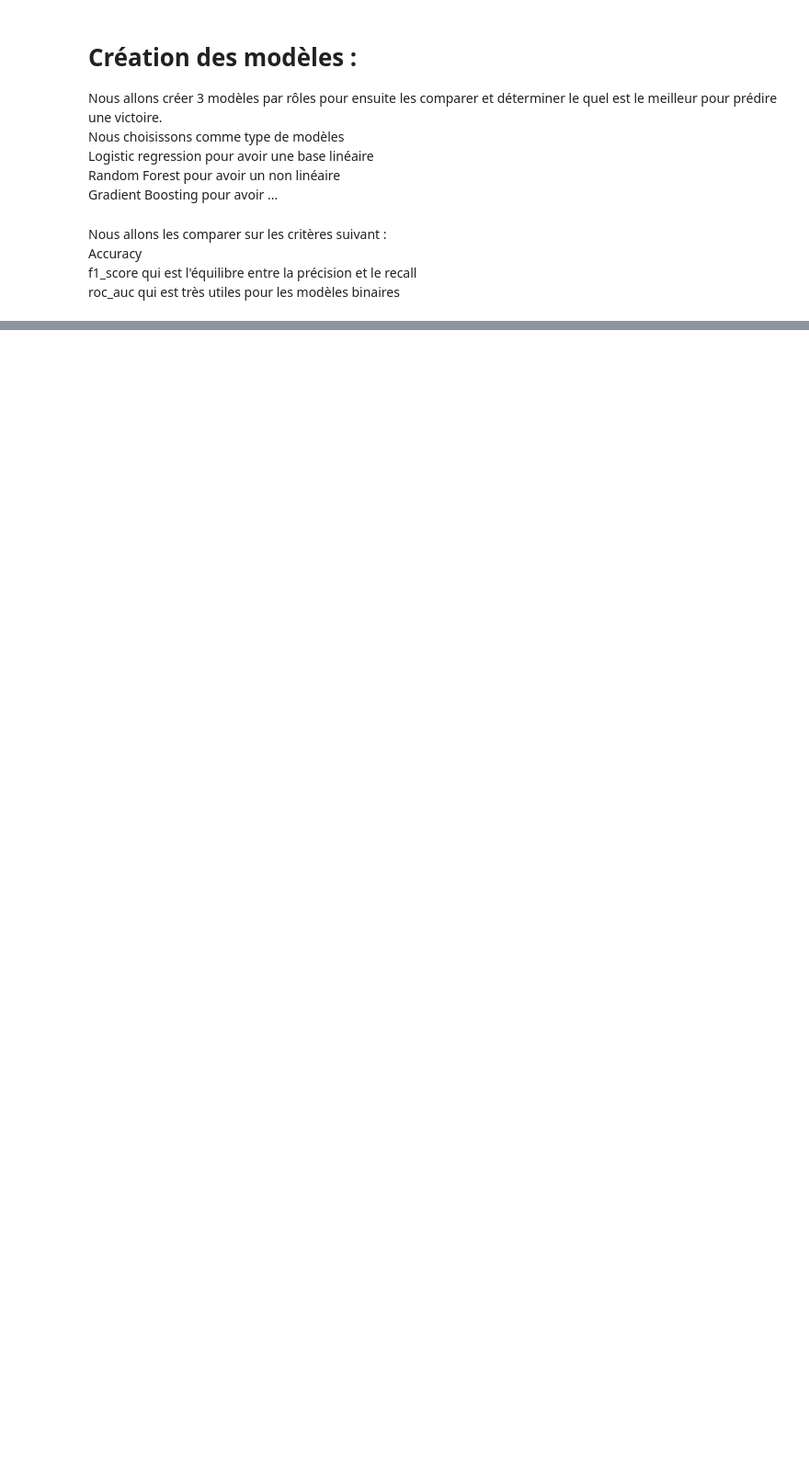
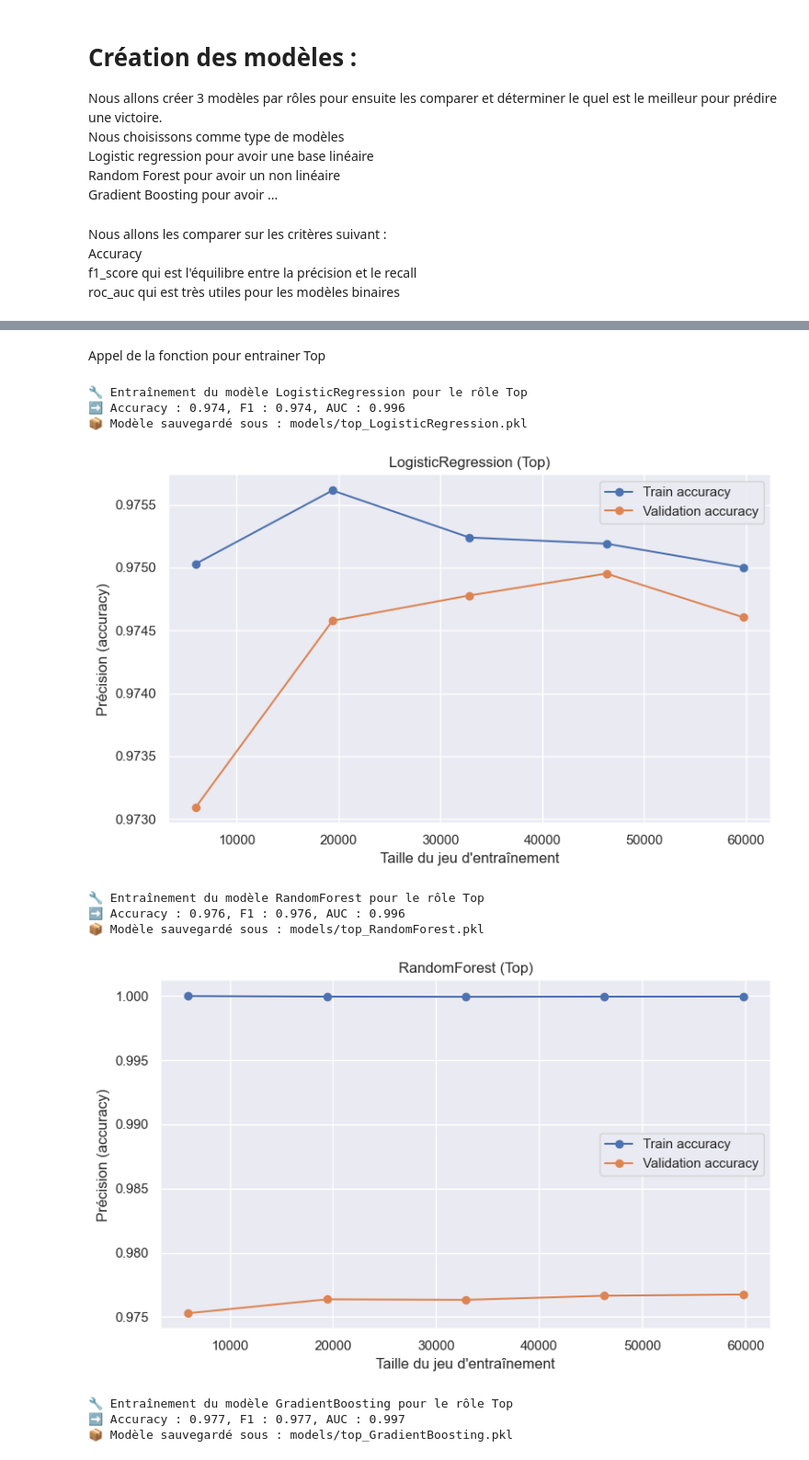
Before and after one commit to TimCout/AI_Project, a Jupyter notebook: Project.ipynb, the cells around one changed output, grey strips where cells are left out. Shown: that part at 92% size. Cells and saved outputs as stored; diff of their text form; code cells hidden in the pictures; blank space fills up the shorter version.

Commit message:
Models for top

```diff
--- a/Project.ipynb
+++ b/Project.ipynb
@@ -638,0 +701,58 @@ roc_auc qui est très utiles pour les modèles binaires
+# %%
+def train_and_compare_models(X, y, role_name='Top'):
+    X_train, X_test, y_train, y_test = train_test_split(
+        X, y, test_size=0.2, random_state=42)
+
+    models = {
+        'LogisticRegression': LogisticRegression(max_iter=1000),
+        'RandomForest': RandomForestClassifier(),
+        'GradientBoosting': GradientBoostingClassifier()
+    }
+
+    results = []
+
+    for name, model in models.items():
+        print(f"\n🔧 Entraînement du modèle {name} pour le rôle {role_name}")
+        model.fit(X_train, y_train)
+        y_pred = model.predict(X_test)
+        y_proba = model.predict_proba(X_test)[:, 1]
+
+        acc = accuracy_score(y_test, y_pred)
+        f1 = f1_score(y_test, y_pred)
+        auc = roc_auc_score(y_test, y_proba)
+
+        print(f"➡️ Accuracy : {acc:.3f}, F1 : {f1:.3f}, AUC : {auc:.3f}")
+
+        results.append({
+            'role': role_name,
+            'model': name,
+            'accuracy': acc,
+            'f1': f1,
+            'roc_auc': auc
+        })
+
+        # 🔐 Sauvegarder le modèle
+        model_filename = f"models/{role_name.lower()}_{name}.pkl"
+        joblib.dump(model, model_filename)
+        print(f"📦 Modèle sauvegardé sous : {model_filename}")
+
+        # 📉 Tracer la courbe d'apprentissage
+        plot_learning_curve(model, X, y, title=f"{name} ({role_name})")
+
+    return pd.DataFrame(results)
+# %% [markdown]
+Appel de la fonction pour entrainer Top
+# %%
+results_top = train_and_compare_models(X_top, y_top, role_name='Top')
+# %% [output]
+🔧 Entraînement du modèle LogisticRegression pour le rôle Top
+➡️ Accuracy : 0.974, F1 : 0.974, AUC : 0.996
+📦 Modèle sauvegardé sous : models/top_LogisticRegression.pkl
+[figure, added]
+🔧 Entraînement du modèle RandomForest pour le rôle Top
+➡️ Accuracy : 0.976, F1 : 0.976, AUC : 0.996
+📦 Modèle sauvegardé sous : models/top_RandomForest.pkl
+[figure, added]
+🔧 Entraînement du modèle GradientBoosting pour le rôle Top
+➡️ Accuracy : 0.977, F1 : 0.977, AUC : 0.997
+📦 Modèle sauvegardé sous : models/top_GradientBoosting.pkl
```
Also changed, not shown: parts of 20 cells of this notebook, 3 other files.
